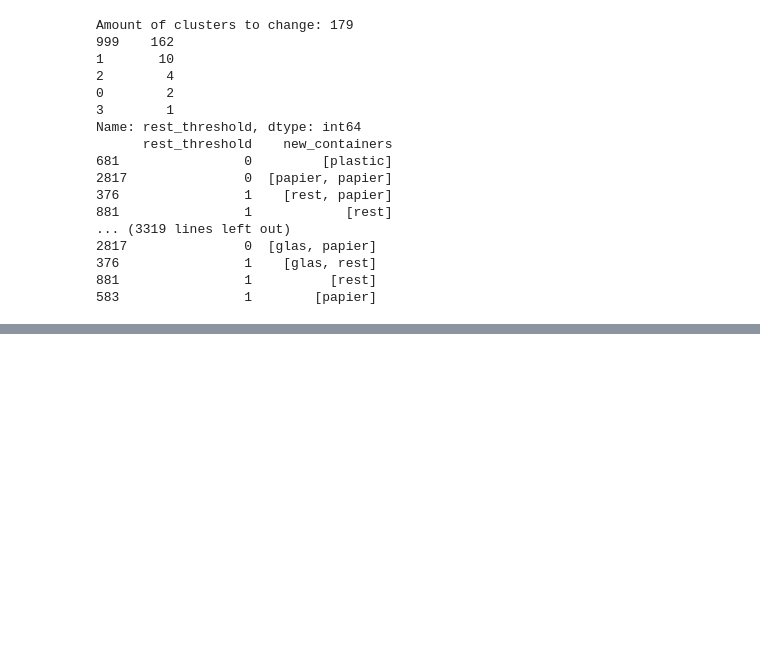
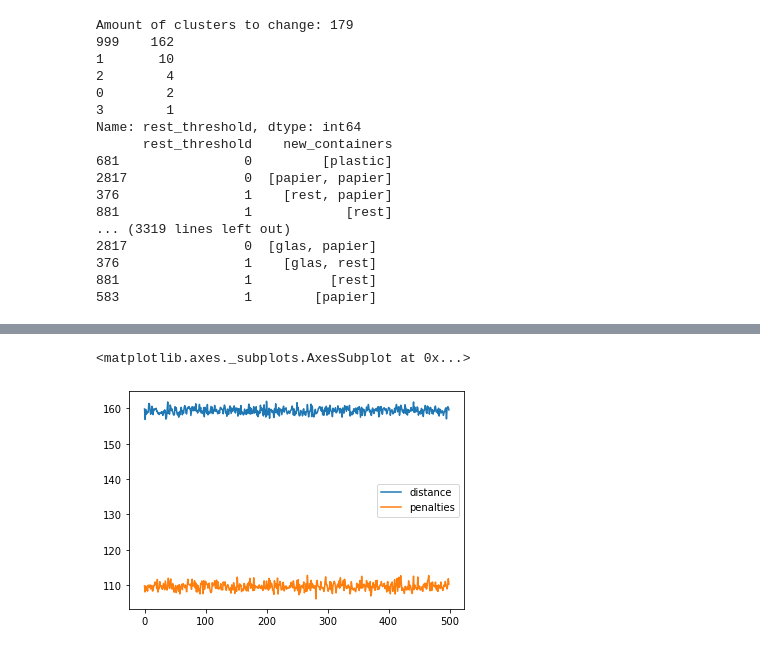
Before and after one commit to corne12345/Amsterdam_carbage_thesis, a Jupyter notebook: Notebooks/20200514 - Improvements of initial coding.ipynb, the cells around one changed output, grey strips where cells are left out. Cells and saved outputs as stored; diff of their text form; code cells hidden in the pictures; blank space fills up the shorter version.

```diff
--- a/Notebooks/20200514 - Improvements of initial coding.ipynb
+++ b/Notebooks/20200514 - Improvements of initial coding.ipynb
@@ -321,0 +325,9 @@ aansluitingen.to_csv('aansluitingen.csv')
+# %%
+from Code.algorithms import random_shuffling_clusters
+
+result_dict = {}
+analyze_candidate_solution(joined, all_households, rel_poi_df, df_afstandn2, clean=False, use_count=True, return_all=False)
+for i in range(500):
+    temp = random_shuffling_clusters(joined)
+    joined_cluster_distance, good_result, aansluitingen, avg_distance, penalties = analyze_candidate_solution(temp, all_households, rel_poi_df, df_afstandn2, clean=False, use_count=True, return_all=False)
+    result_dict[i] = [avg_distance, penalties]
@@ -321,0 +352,6 @@ aansluitingen.to_csv('aansluitingen.csv')
+# %%
+df = pd.DataFrame.from_dict(result_dict, orient='index').rename(columns={0:'distance', 1:'penalties'})
+df.plot()
+# %% [output]
+<matplotlib.axes._subplots.AxesSubplot at 0x...>
+[figure, added]
```
Also changed, not shown: parts of 3 cells of this notebook, 2 other files.
